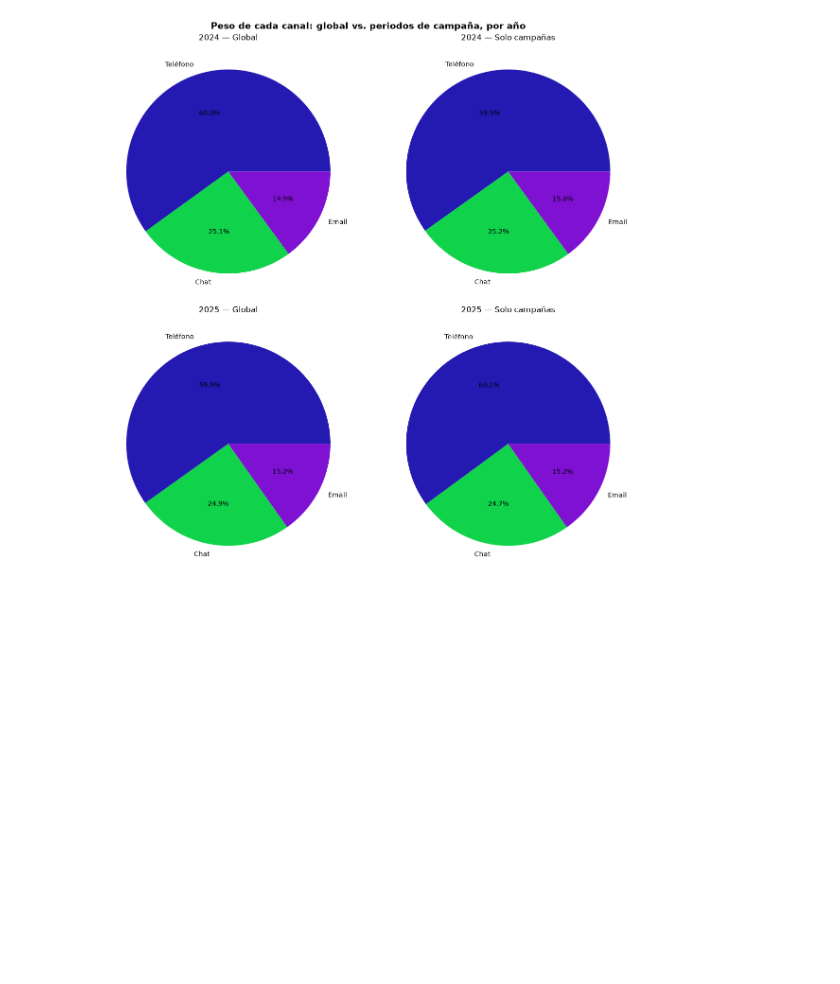
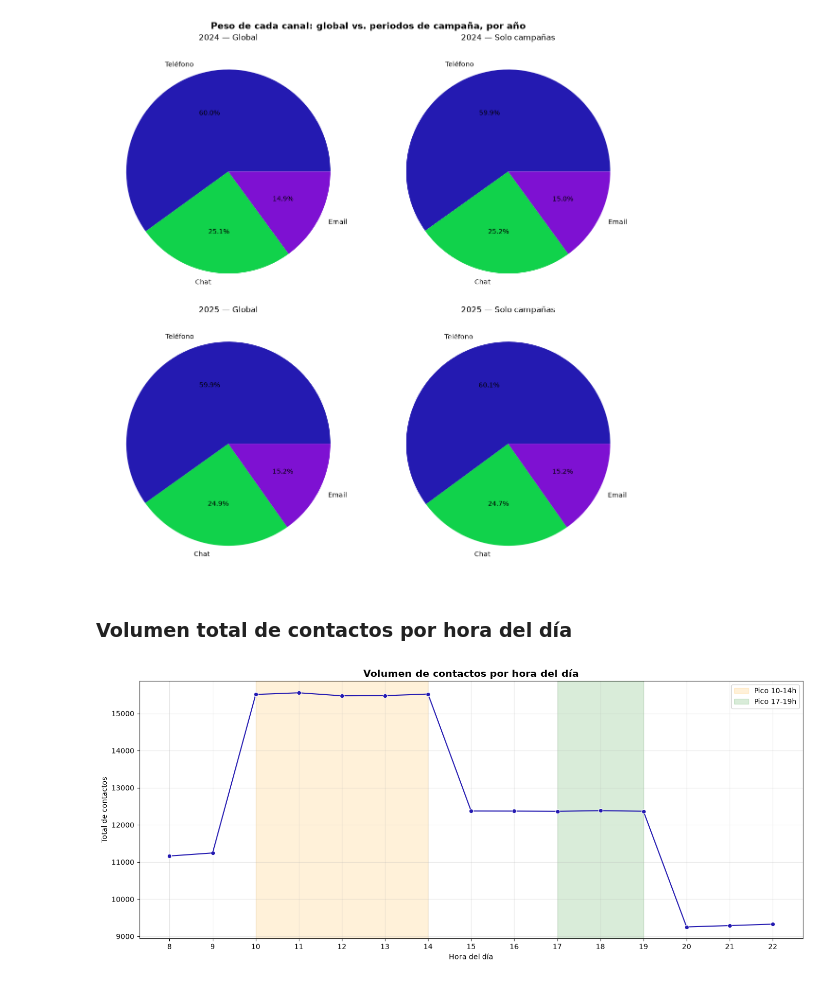
Before and after one commit to RosaSierr0609/contact-center-workforce-prediction, a Jupyter notebook: 1. EDA.ipynb, the cells around one changed output. Cells and saved outputs as stored; diff of their text form; code cells hidden in the pictures; blank space fills up the shorter version.

```diff
--- a/1. EDA.ipynb
+++ b/1. EDA.ipynb
@@ -304,3 +304,31 @@ plt.tight_layout()
 plt.show()
 # %% [output]
 [figure]
+# %% [markdown]
+### Volumen total de contactos por hora del día
+# %%
+volumen_hora = df_contactos.groupby('hora_inicio').size().reset_index(name='total_contactos')
+
+plt.figure(figsize=(14, 6))
+sns.lineplot(
+    data=volumen_hora,
+    x='hora_inicio',
+    y='total_contactos',
+    marker='o',
+    color='#241ab1'
+)
+
+# Resaltar las franjas de pico que menciona el contexto de negocio (10-14h y 17-19h)
+plt.axvspan(10, 14, color='orange', alpha=0.15, label='Pico 10-14h')
+plt.axvspan(17, 19, color='green', alpha=0.15, label='Pico 17-19h')
+
+plt.title('Volumen de contactos por hora del día', fontsize=14, fontweight='bold')
+plt.xlabel('Hora del día')
+plt.ylabel('Total de contactos')
+plt.xticks(range(8, 23))  # el horario de atención es de 08:00 a 22:00
+plt.legend()
+plt.grid(True, alpha=0.3)
+plt.tight_layout()
+plt.show()
+# %% [output]
+[figure, added]
```
Also changed, not shown: parts of 1 cell of this notebook.
